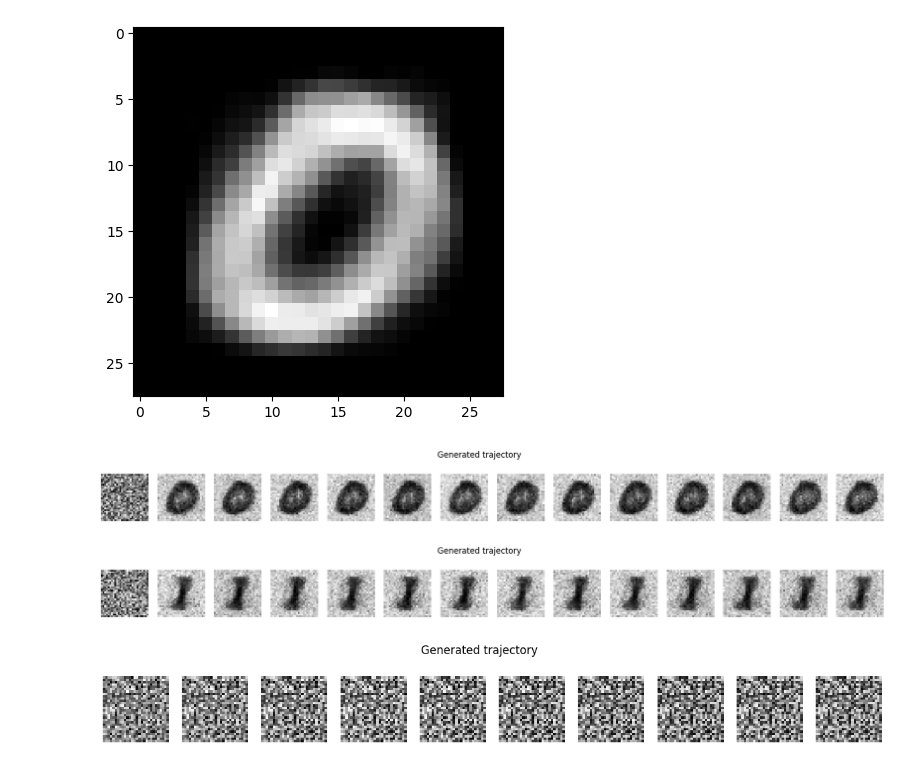
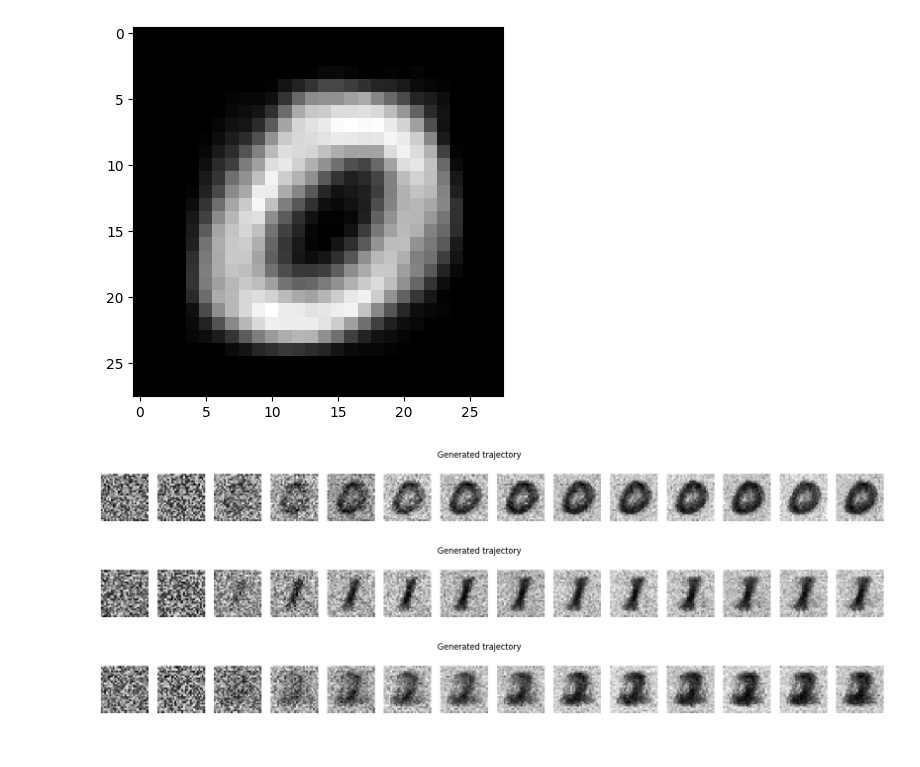
Before and after one commit to misha7b/langevin-gen, a Jupyter notebook: experiments/diffusion_adam_experiment.ipynb, the cells around one changed output. Saved outputs shown, nothing was run; the diff lists cells and outputs as text; code cells hidden in the pictures.

```diff
--- a/experiments/diffusion_adam_experiment.ipynb
+++ b/experiments/diffusion_adam_experiment.ipynb
@@ -433,44 +436,47 @@ plt.imshow(template_0.view(28,28).cpu().numpy(), cmap="gray")
 <matplotlib.image.AxesImage at 0x...>
 [figure]
 # %%
+# 0
 hidden_bias = (U @ template_0).to(device)
 
 generate_from_checkpoint(
     "checkpoints/3digits_test.pth",
     snapshots=12,
-    tf=2.5,
+    tf=0.2,
     dt=1e-3,
     digit_bias=hidden_bias,
     alpha=20.0,
     plot_loss_curve=False
 )
 # %% [output]
-[figure, old version]
+[figure, new version]
 # %%
+# 1
 hidden_bias = (U @ template_1).to(device)
 
 generate_from_checkpoint(
     "checkpoints/3digits_test.pth",
     snapshots=12,
-    tf=2.5,
+    tf=0.2,
     dt=1e-3,
     digit_bias=hidden_bias,
     alpha=20.0,
     plot_loss_curve=False
 )
 # %% [output]
-[figure, old version]
+[figure, new version]
 # %%
+# 2
 hidden_bias = (U @ template_2).to(device)
 
 generate_from_checkpoint(
     "checkpoints/3digits_test.pth",
     snapshots=12,
-    tf=2.5,
+    tf=0.2,
     dt=1e-3,
     digit_bias=hidden_bias,
     alpha=20.0,
     plot_loss_curve=False
 )
 # %% [output]
-[figure, old version]
+[figure, new version]
```
Also changed, not shown: parts of 3 cells of this notebook.
